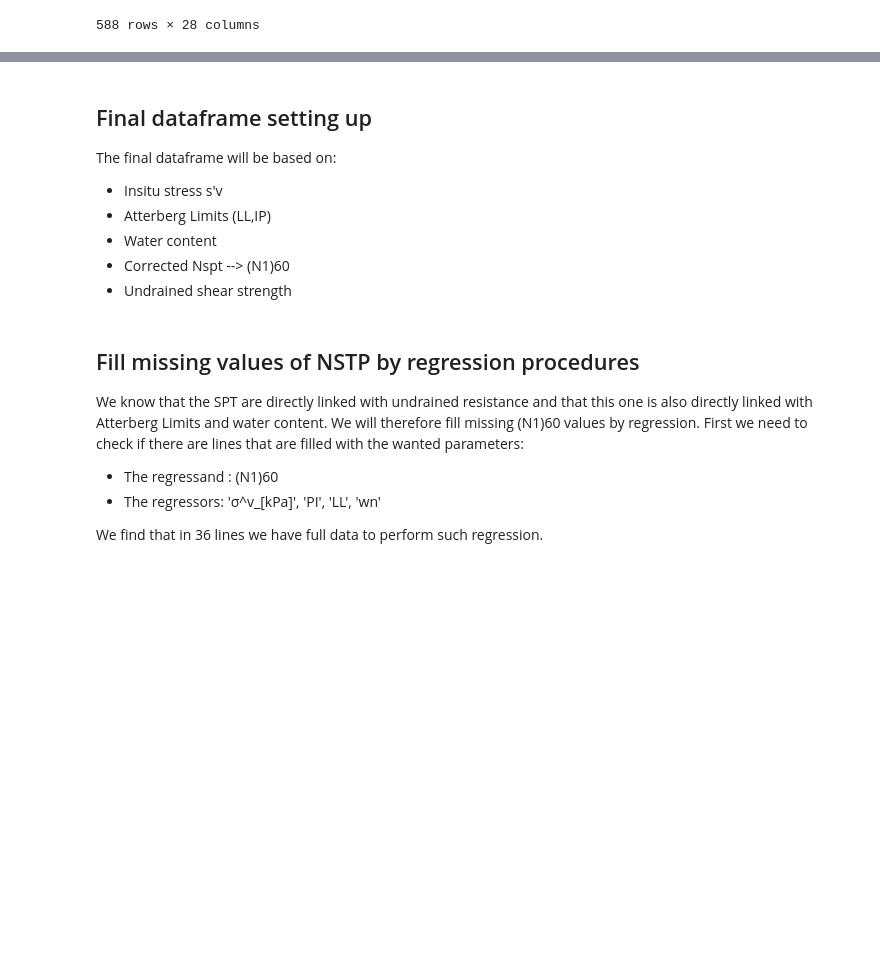
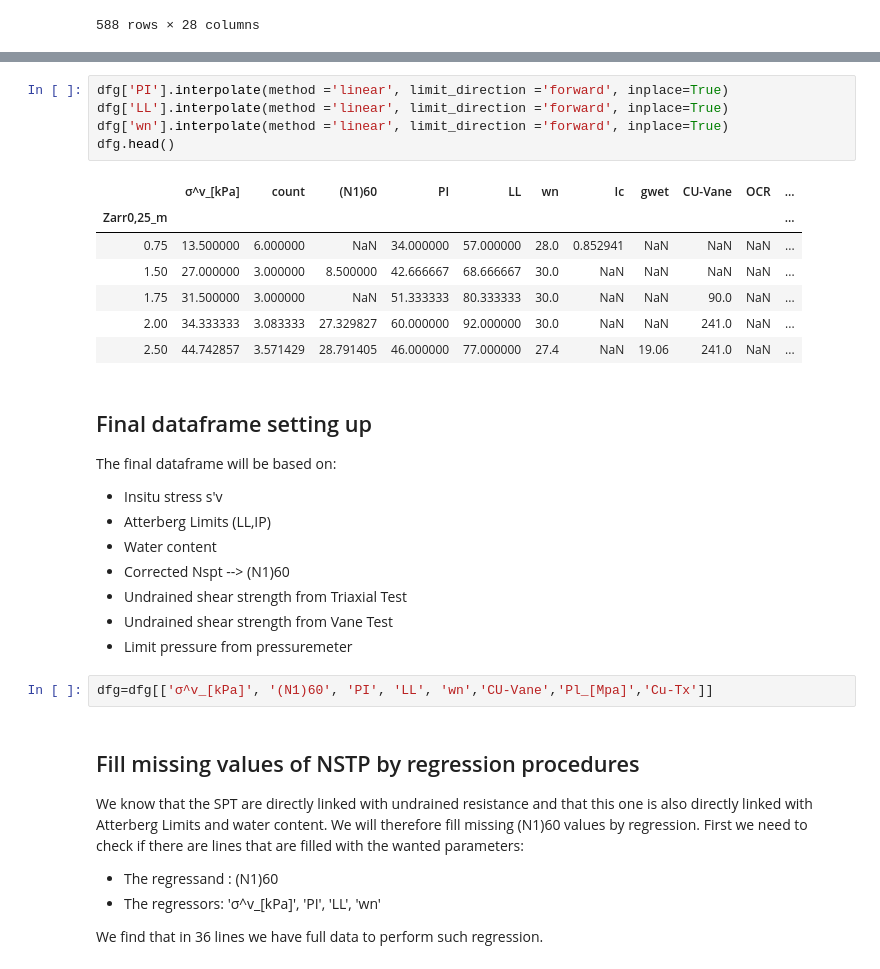
Before and after one commit to fabrizioperuzzo/bayesian_analysis_geotech, a Jupyter notebook: P6_Bayesian_analysis.ipynb, the cells around one changed output, grey strips where cells are left out. Drawn from its saved outputs; the diff is of its cells as text; blank space fills up the shorter version.

```diff
--- a/Untitled.ipynb
+++ b/P6_Bayesian_analysis.ipynb
@@ -205,3 +200,16 @@ Index(['σ^v_[kPa]', 'count', '(N1)60', 'PI', 'LL', 'wn', 'Ic', 'gwet', 'CU-Vane
+# %%
+dfg['PI'].interpolate(method ='linear', limit_direction ='forward', inplace=True)
+dfg['LL'].interpolate(method ='linear', limit_direction ='forward', inplace=True)
+dfg['wn'].interpolate(method ='linear', limit_direction ='forward', inplace=True)
+dfg.head()
+# %% [output]
+|  | σ^v_[kPa] | count | (N1)60 | PI | LL | wn | Ic | gwet | CU-Vane | OCR | ... |
+| Zarr0,25_m |  |  |  |  |  |  |  |  |  |  | ... |
+| 0.75 | 13.500000 | 6.000000 | NaN | 34.000000 | 57.000000 | 28.0 | 0.852941 | NaN | NaN | NaN | ... |
+| 1.50 | 27.000000 | 3.000000 | 8.500000 | 42.666667 | 68.666667 | 30.0 | NaN | NaN | NaN | NaN | ... |
+| 1.75 | 31.500000 | 3.000000 | NaN | 51.333333 | 80.333333 | 30.0 | NaN | NaN | 90.0 | NaN | ... |
+| 2.00 | 34.333333 | 3.083333 | 27.329827 | 60.000000 | 92.000000 | 30.0 | NaN | NaN | 241.0 | NaN | ... |
+| 2.50 | 44.742857 | 3.571429 | 28.791405 | 46.000000 | 77.000000 | 27.4 | NaN | 19.06 | 241.0 | NaN | ... |
 # %% [markdown]
 ## Final dataframe setting up
 
@@ -211,7 +219,11 @@ The final dataframe will be based on:
 - Atterberg Limits (LL,IP)
 - Water content
 - Corrected Nspt --> (N1)60
-- Undrained shear strength
+- Undrained shear strength from Triaxial Test
+- Undrained shear strength from Vane Test
+- Limit pressure from pressuremeter
+# %%
+dfg=dfg[['σ^v_[kPa]', '(N1)60', 'PI', 'LL', 'wn','CU-Vane','Pl_[Mpa]','Cu-Tx']]
 # %% [markdown]
 ## Fill missing values of NSTP by regression procedures
 
```
Also changed, not shown: parts of 25 cells of this notebook.
